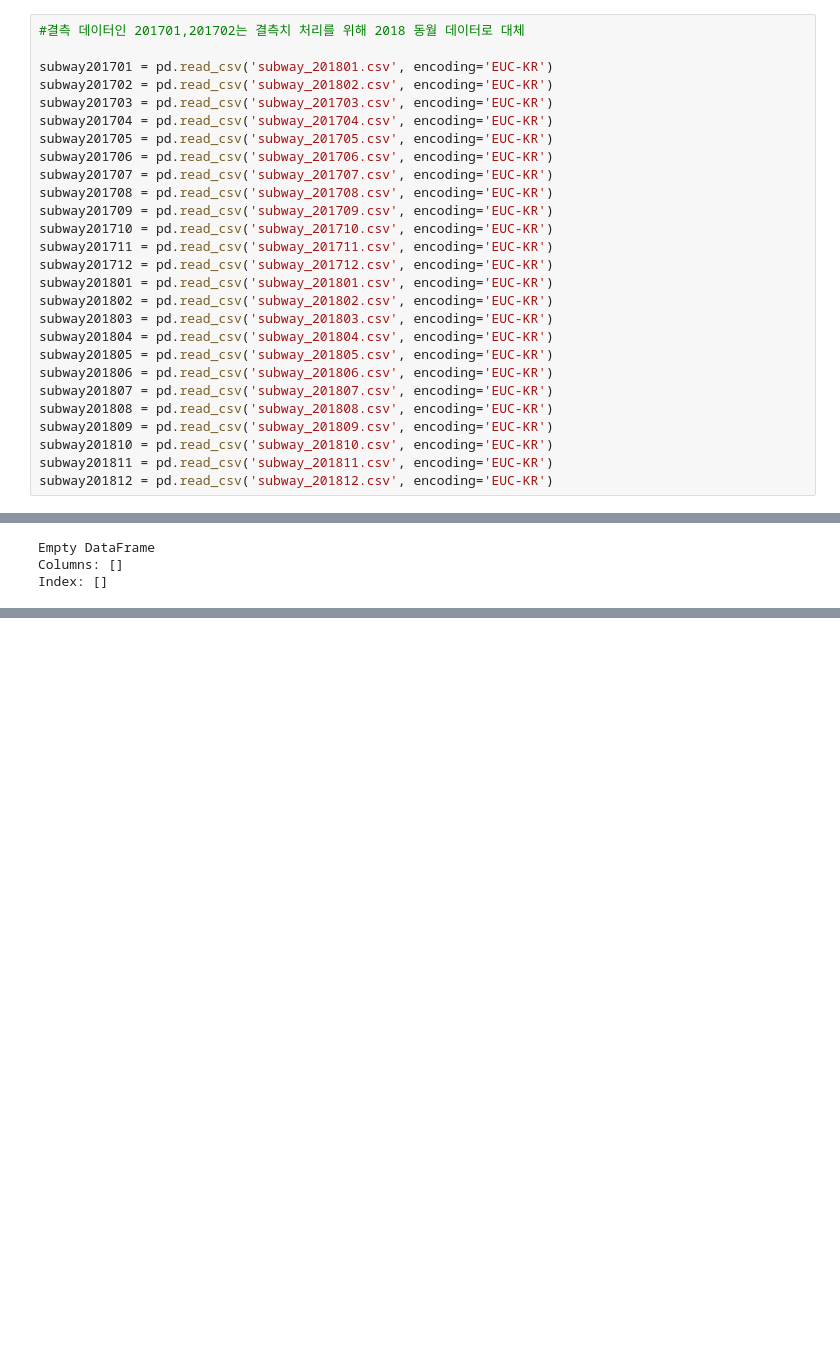
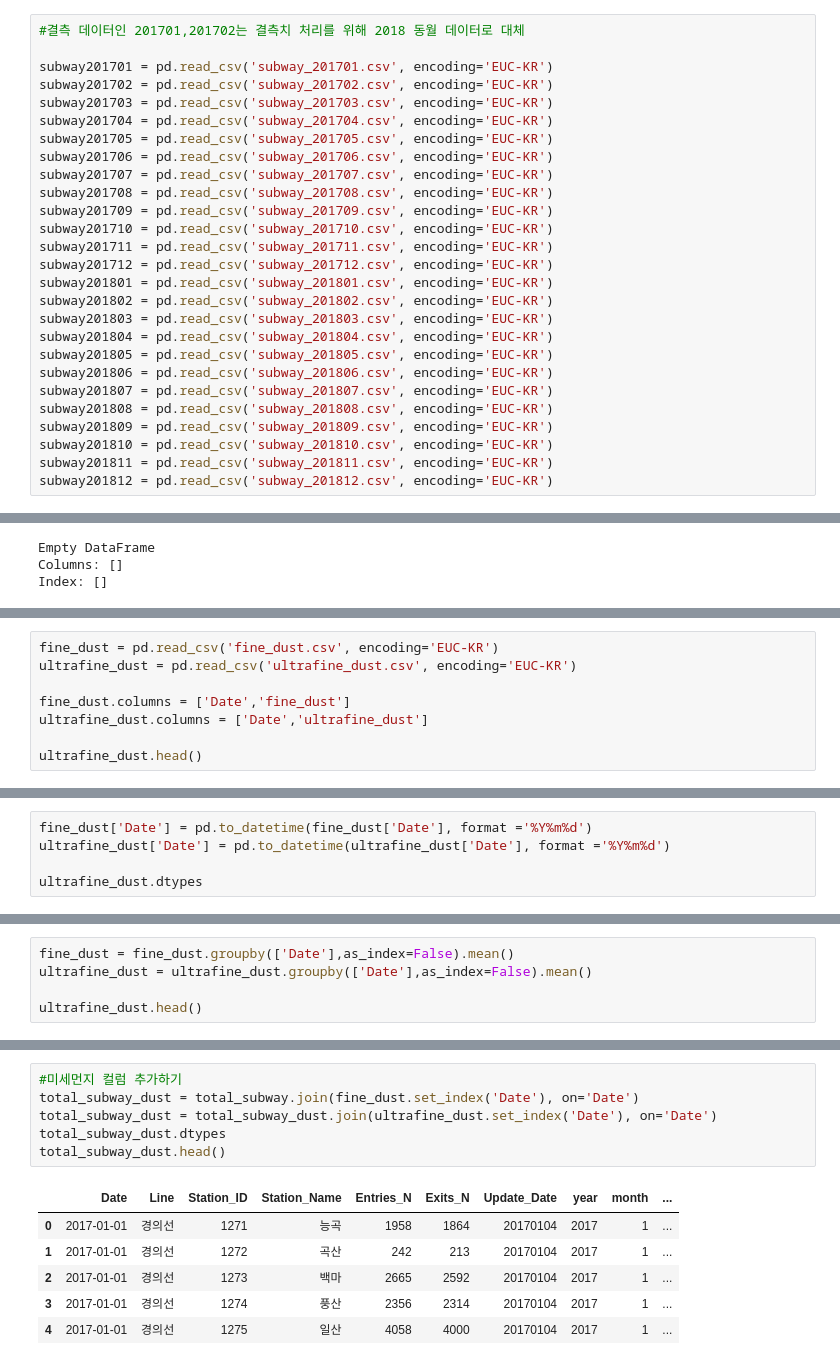
Before and after one commit to MinHyuckChoi/Subway-Project, a Jupyter notebook: Subway_Project.ipynb, the cells around one changed output, grey strips where cells are left out. Saved outputs shown, nothing was run; the diff lists cells and outputs as text; blank space fills up the shorter version.

Commit message:
20190305 Subway_Project

```diff
--- a/Subway_Project.ipynb
+++ b/Subway_Project.ipynb
@@ -18,8 +18,8 @@ mpl.rcParams['axes.unicode_minus'] = False
 # %%
 #결측 데이터인 201701,201702는 결측치 처리를 위해 2018 동월 데이터로 대체
 
-subway201701 = pd.read_csv('subway_201801.csv', encoding='EUC-KR')
-subway201702 = pd.read_csv('subway_201802.csv', encoding='EUC-KR')
+subway201701 = pd.read_csv('subway_201701.csv', encoding='EUC-KR')
+subway201702 = pd.read_csv('subway_201702.csv', encoding='EUC-KR')
 subway201703 = pd.read_csv('subway_201703.csv', encoding='EUC-KR')
 subway201704 = pd.read_csv('subway_201704.csv', encoding='EUC-KR')
 subway201705 = pd.read_csv('subway_201705.csv', encoding='EUC-KR')
@@ -138,0 +142,8 @@ ax3.set(xlabel='day',title="Entries per day")
+# %%
+fine_dust = pd.read_csv('fine_dust.csv', encoding='EUC-KR')
+ultrafine_dust = pd.read_csv('ultrafine_dust.csv', encoding='EUC-KR')
+
+fine_dust.columns = ['Date','fine_dust']
+ultrafine_dust.columns = ['Date','ultrafine_dust']
+
+ultrafine_dust.head()
@@ -138,0 +157,5 @@ ax3.set(xlabel='day',title="Entries per day")
+# %%
+fine_dust['Date'] = pd.to_datetime(fine_dust['Date'], format ='%Y%m%d')
+ultrafine_dust['Date'] = pd.to_datetime(ultrafine_dust['Date'], format ='%Y%m%d')
+
+ultrafine_dust.dtypes
@@ -138,0 +166,5 @@ ax3.set(xlabel='day',title="Entries per day")
+# %%
+fine_dust = fine_dust.groupby(['Date'],as_index=False).mean()
+ultrafine_dust = ultrafine_dust.groupby(['Date'],as_index=False).mean()
+
+ultrafine_dust.head()
@@ -138,0 +178,13 @@ ax3.set(xlabel='day',title="Entries per day")
+# %%
+#미세먼지 컬럼 추가하기
+total_subway_dust = total_subway.join(fine_dust.set_index('Date'), on='Date')
+total_subway_dust = total_subway_dust.join(ultrafine_dust.set_index('Date'), on='Date')
+total_subway_dust.dtypes
+total_subway_dust.head()
+# %% [output]
+|  | Date | Line | Station_ID | Station_Name | Entries_N | Exits_N | Update_Date | year | month | ... |
+| 0 | 2017-01-01 | 경의선 | 1271 | 능곡 | 1958 | 1864 | 20170104 | 2017 | 1 | ... |
+| 1 | 2017-01-01 | 경의선 | 1272 | 곡산 | 242 | 213 | 20170104 | 2017 | 1 | ... |
+| 2 | 2017-01-01 | 경의선 | 1273 | 백마 | 2665 | 2592 | 20170104 | 2017 | 1 | ... |
+| 3 | 2017-01-01 | 경의선 | 1274 | 풍산 | 2356 | 2314 | 20170104 | 2017 | 1 | ... |
+| 4 | 2017-01-01 | 경의선 | 1275 | 일산 | 4058 | 4000 | 20170104 | 2017 | 1 | ... |
```
Also changed, not shown: parts of 6 cells of this notebook.
